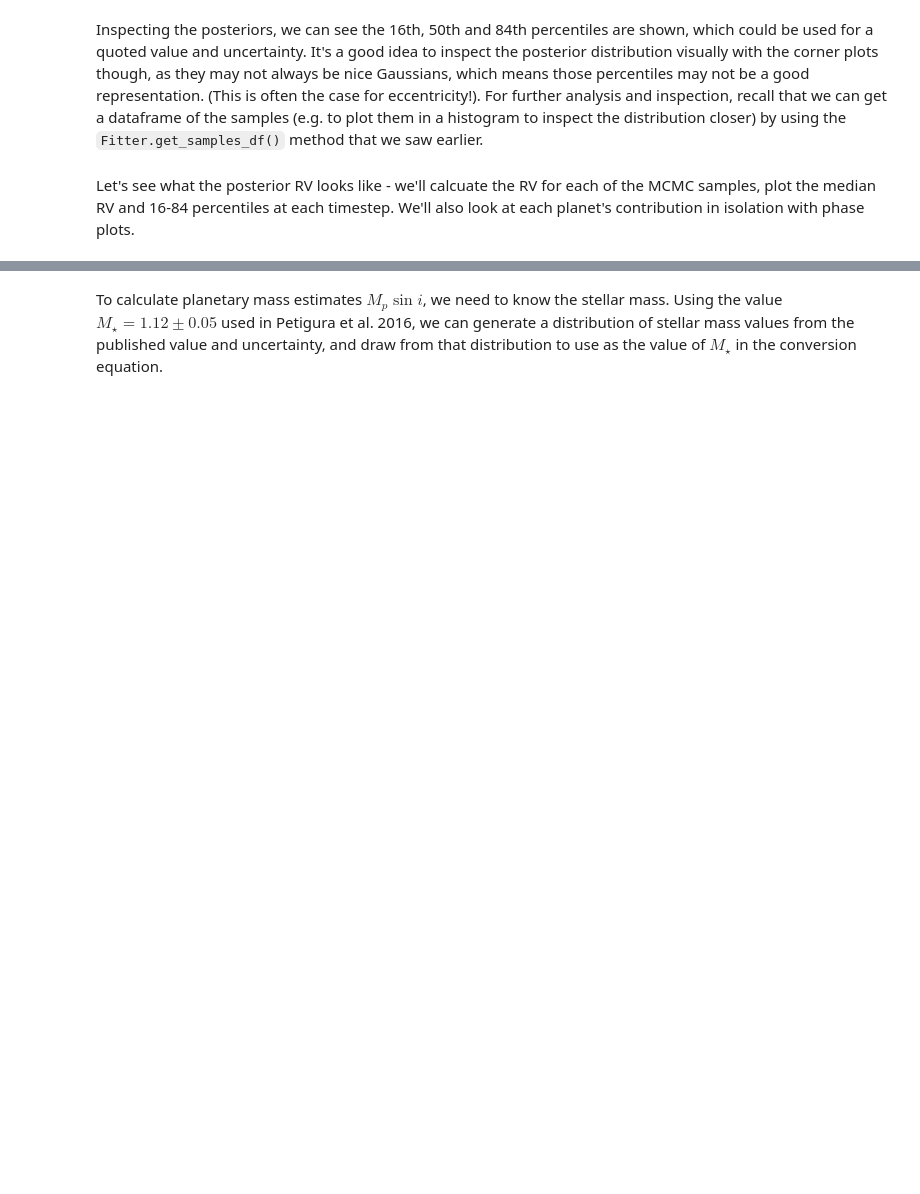
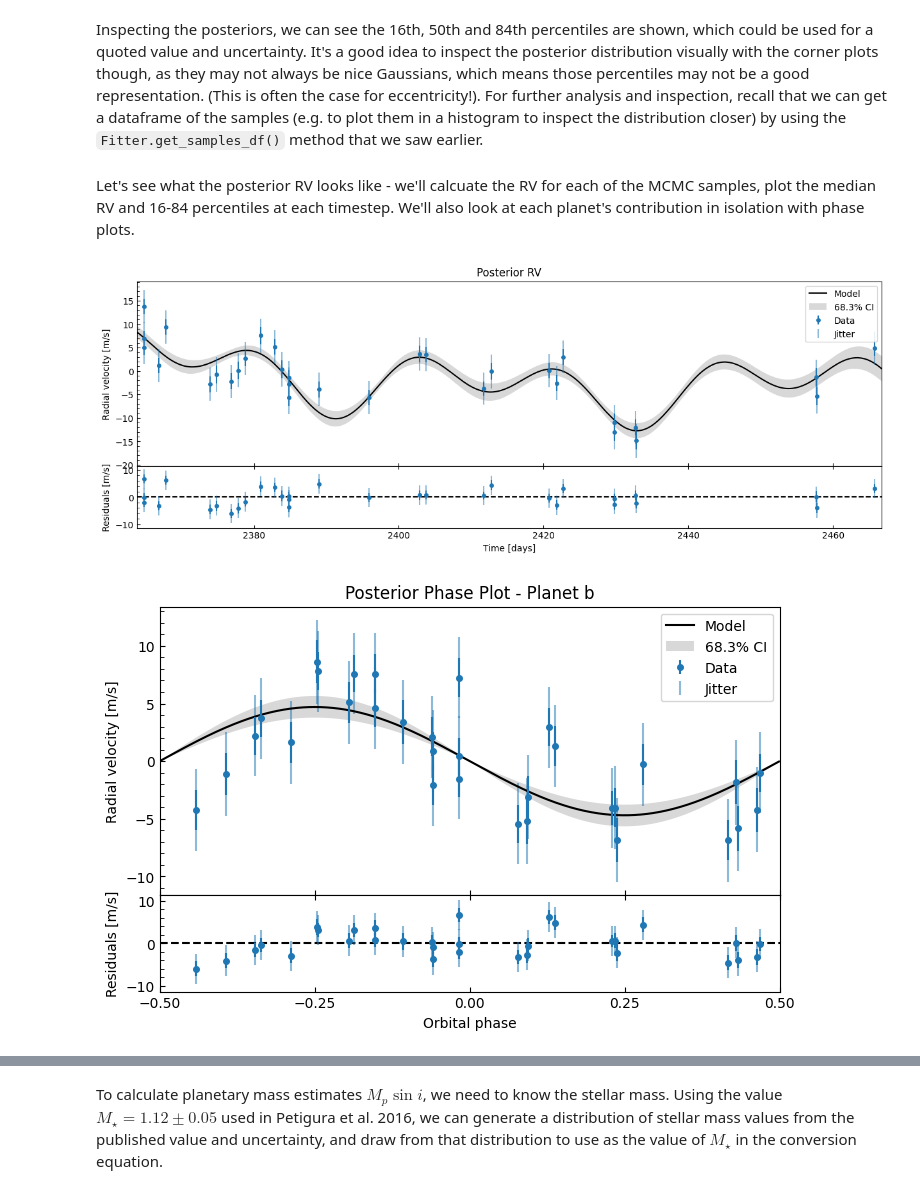
Before and after one commit to ross-dobson/ravest, a Jupyter notebook: docs/Examples/K2-24.ipynb, the cells around one changed output, grey strips where cells are left out. Saved outputs shown, nothing was run; the diff lists cells and outputs as text; code cells hidden in the pictures; blank space fills up the shorter version.

```diff
--- a/docs/Examples/K2-24.ipynb
+++ b/docs/Examples/K2-24.ipynb
@@ -125,6 +237,9 @@ Inspecting the posteriors, we can see the 16th, 50th and 84th percentiles are sh
 # %% [markdown]
 Let's see what the posterior RV looks like - we'll calcuate the RV for each of the MCMC samples, plot the median RV and 16-84 percentiles at each timestep. We'll also look at each planet's contribution in isolation with phase plots.
 # %%
-fitter.plot_posterior_rv(discard_start=nburn, discard_end=0, thin=1)
-fitter.plot_posterior_phase("b", discard_start=nburn, discard_end=0, thin=1)
-fitter.plot_posterior_phase("c", discard_start=nburn, discard_end=0, thin=1)
+fitter.plot_posterior_rv(discard_start=nburn, discard_end=0, thin=thin_rate)
+fitter.plot_posterior_phase("b", discard_start=nburn, discard_end=0, thin=thin_rate)
+fitter.plot_posterior_phase("c", discard_start=nburn, discard_end=0, thin=thin_rate)
+# %% [output]
+[figure, added]
+[figure, added]
```
Also changed, not shown: parts of 35 cells of this notebook, 2 other files.
